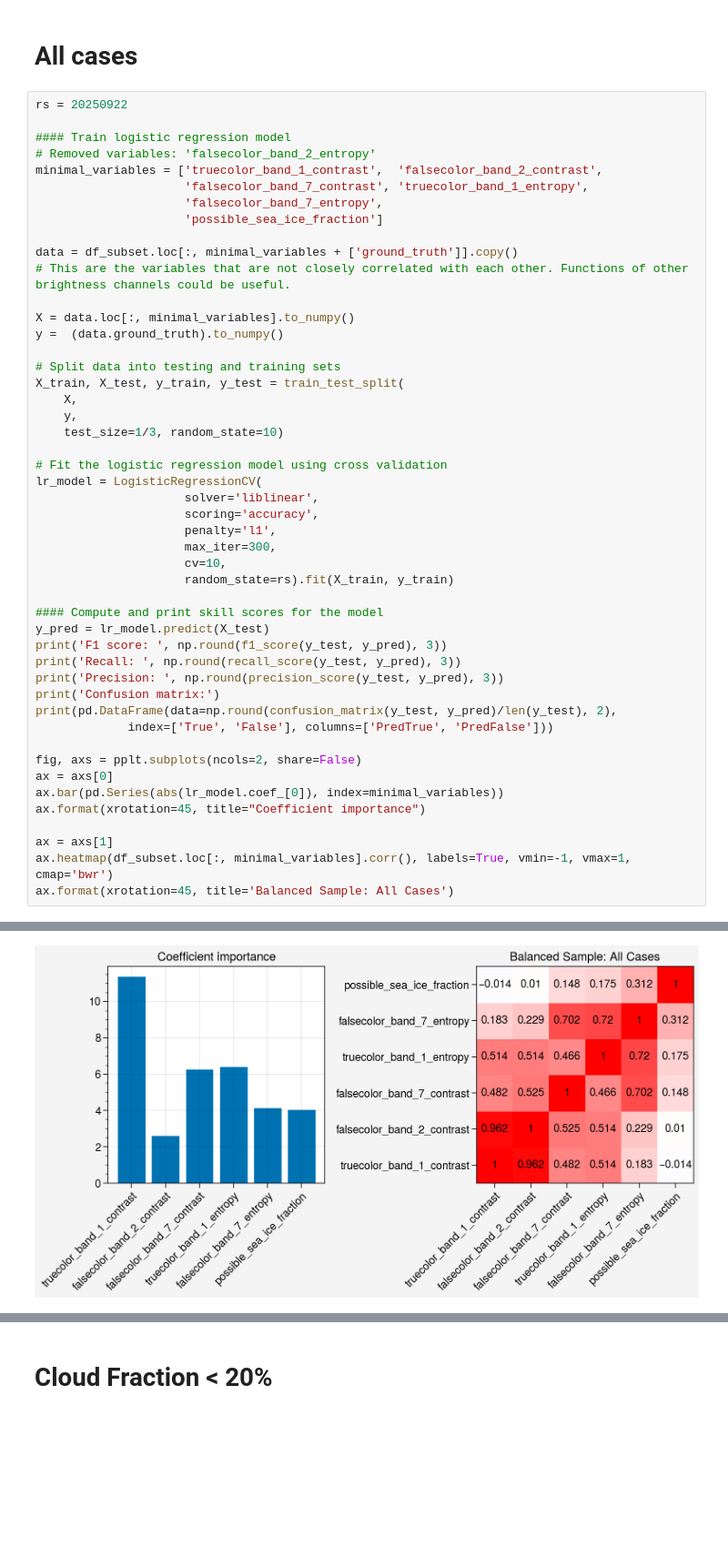
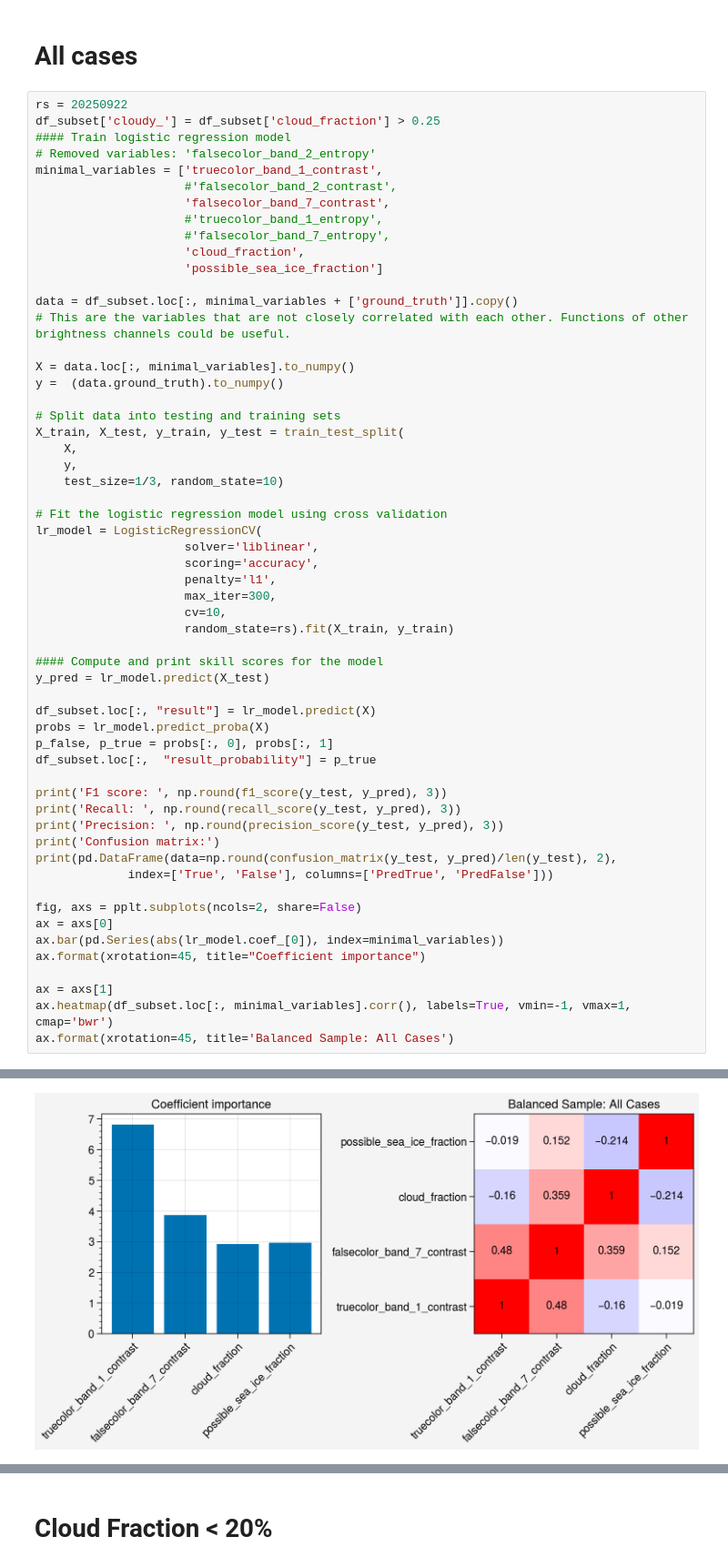
Before and after one commit to danielmwatkins/calval_tgrs, a Jupyter notebook: notebooks/preprocessing_filter_tiles_calibration.ipynb, the cells around one changed output, grey strips where cells are left out. Shown at 91% size. Drawn from its saved outputs; the diff is of its cells as text; blank space fills up the shorter version.

```diff
--- a/notebooks/preprocessing_filter_tiles_calibration.ipynb
+++ b/notebooks/preprocessing_filter_tiles_calibration.ipynb
@@ -211,12 +89,15 @@ from sklearn.metrics import confusion_matrix, f1_score, recall_score, precision_
 # All cases
 # %%
 rs = 20250922
-
+df_subset['cloudy_'] = df_subset['cloud_fraction'] > 0.25
 #### Train logistic regression model
 # Removed variables: 'falsecolor_band_2_entropy'
-minimal_variables = ['truecolor_band_1_contrast',  'falsecolor_band_2_contrast',
-                     'falsecolor_band_7_contrast', 'truecolor_band_1_entropy',
-                     'falsecolor_band_7_entropy',
+minimal_variables = ['truecolor_band_1_contrast',
+                     #'falsecolor_band_2_contrast',
+                     'falsecolor_band_7_contrast',
+                     #'truecolor_band_1_entropy',
+                     #'falsecolor_band_7_entropy',
+                     'cloud_fraction',
                      'possible_sea_ice_fraction']
 
 data = df_subset.loc[:, minimal_variables + ['ground_truth']].copy()
@@ -242,6 +123,12 @@ lr_model = LogisticRegressionCV(
 
 #### Compute and print skill scores for the model
 y_pred = lr_model.predict(X_test)
+
+df_subset.loc[:, "result"] = lr_model.predict(X)
+probs = lr_model.predict_proba(X)
+p_false, p_true = probs[:, 0], probs[:, 1]
+df_subset.loc[:,  "result_probability"] = p_true
+
 print('F1 score: ', np.round(f1_score(y_test, y_pred), 3))
 print('Recall: ', np.round(recall_score(y_test, y_pred), 3))
 print('Precision: ', np.round(precision_score(y_test, y_pred), 3))
@@ -268 +155 @@ False      0.09       0.39
-[figure, old version]
+[figure, new version]
```
Also changed, not shown: parts of 24 cells of this notebook, 20 other files.
